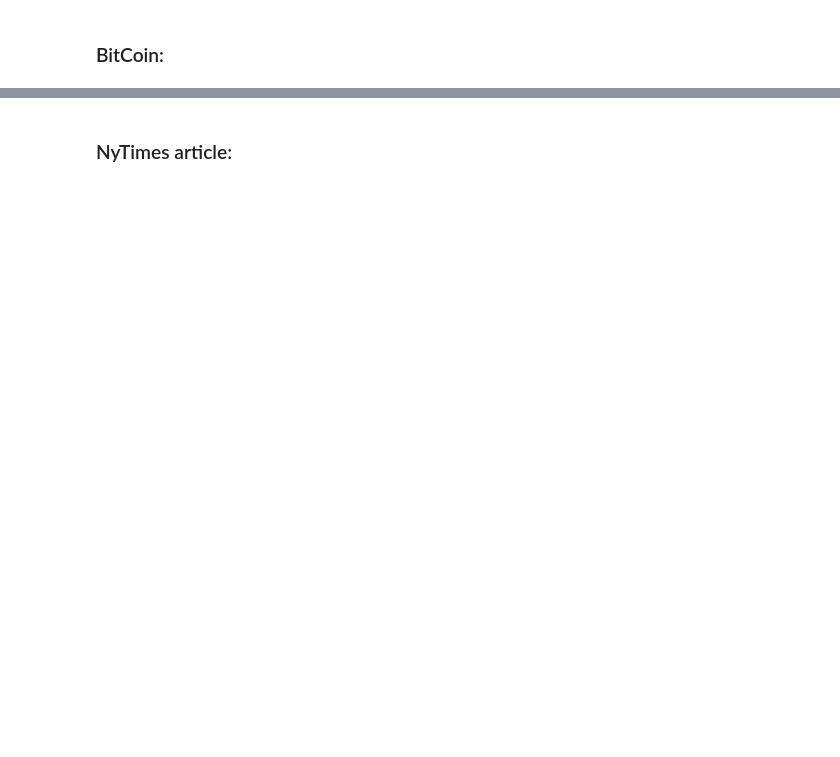
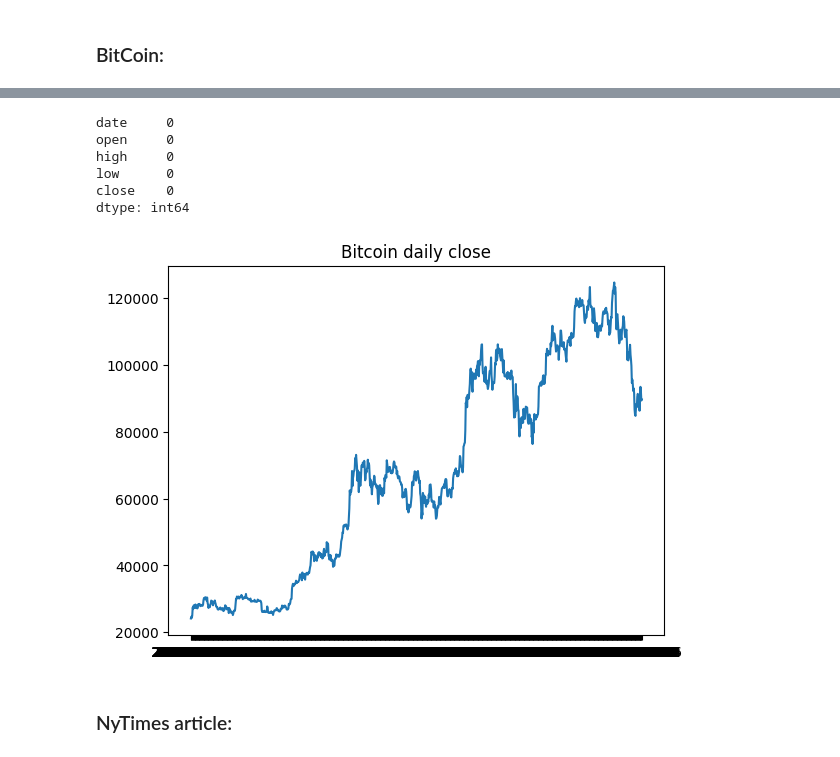
Before and after one commit to aronetommaso/DataMan-Project, a Jupyter notebook: bitcoin.ipynb, the cells around one changed output, grey strips where cells are left out. Saved outputs shown, nothing was run; the diff lists cells and outputs as text; code cells hidden in the pictures; blank space fills up the shorter version.

```diff
--- a/bitcoin.ipynb
+++ b/bitcoin.ipynb
@@ -33,7 +58,7 @@ url = "https://api.binance.com/api/v3/klines"
 params = {
     "symbol": "BTCUSDT",
     "interval": "1d",
-    "limit": 100
+    "limit": 10000
 }
 
 response = requests.get(url, params=params)
@@ -78,0 +104,3 @@ for c in candles:
+# %%
+df = pd.DataFrame(candles) # Convert into DataFrame
+df.head()
@@ -79,3 +114,19 @@ for c in candles:
+# %%
+df.isna().sum() # There is no Missing Values
+# %% [output]
+date     0
+open     0
+high     0
+low      0
+close    0
+dtype: int64
+# %%
+plt.figure()
+plt.plot(df['date'],df['close'])
+plt.title("Bitcoin daily close")
+plt.show()
+# %% [output]
+[figure, added]
 # %% [markdown]
 ### NyTimes article:
 # %%
```
Also changed, not shown: parts of 13 cells of this notebook.
